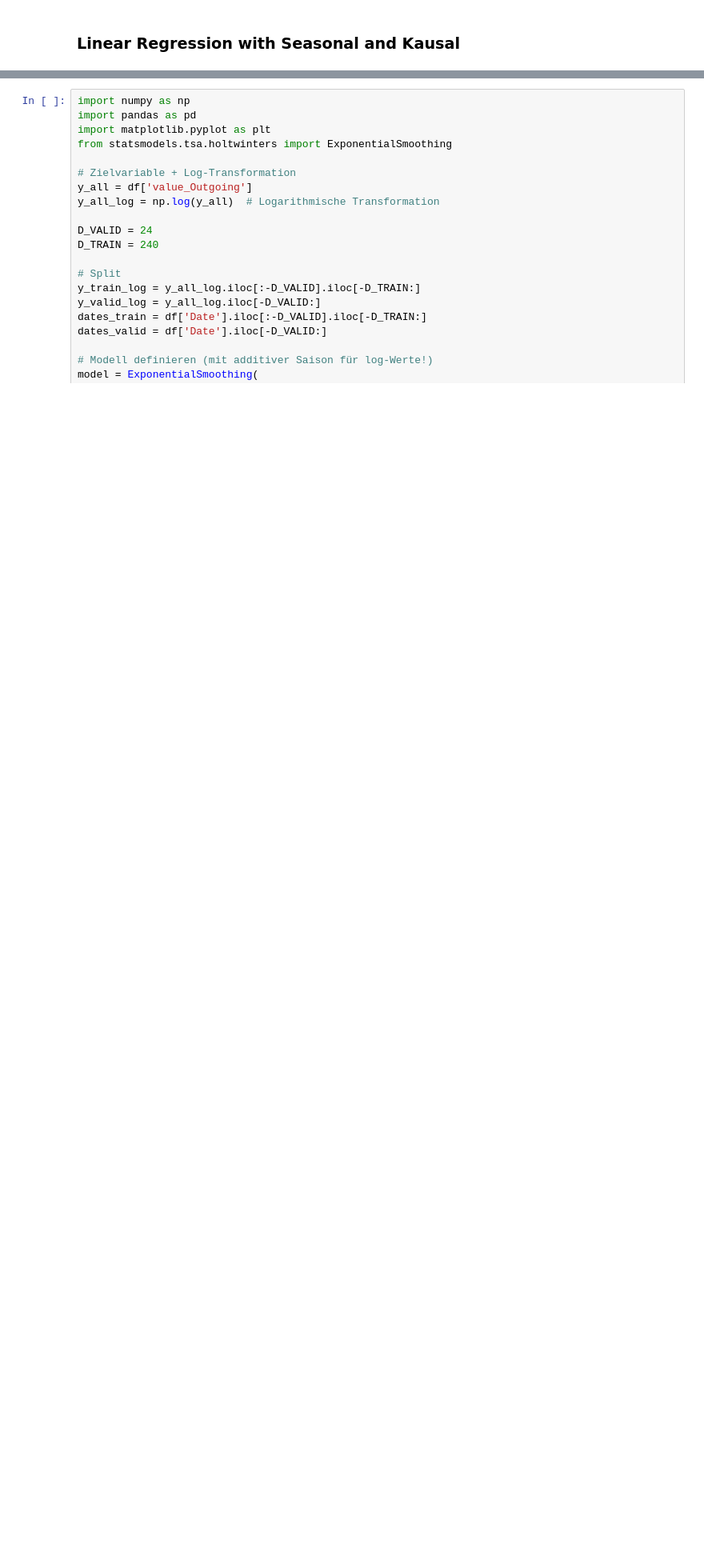
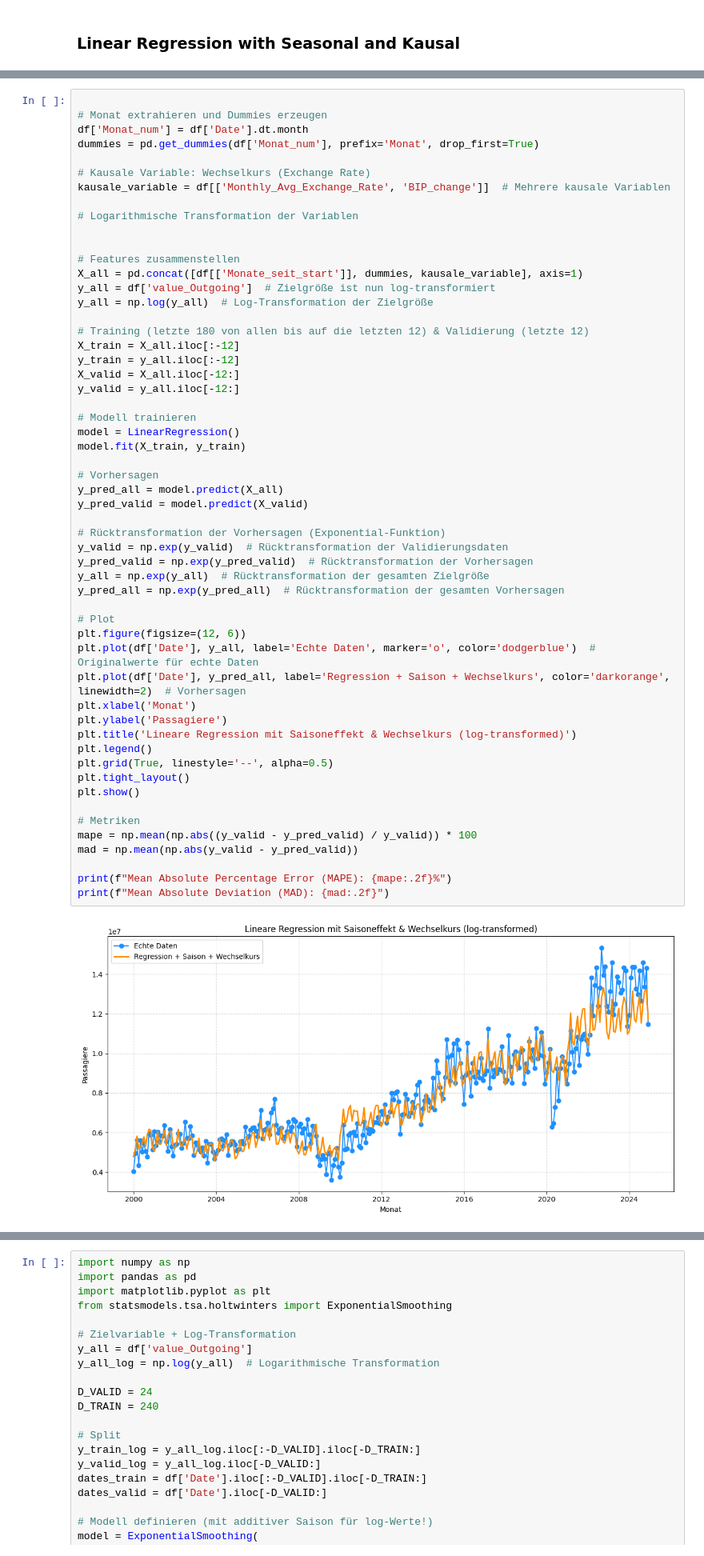
Before and after one commit to eliaspfe/BI_Vorlesung, a Jupyter notebook: Forecasting_Exports.ipynb, the cells around one changed output, grey strips where cells are left out. Shown at 80% size. Cells and saved outputs as stored; diff of their text form; blank space fills up the shorter version.

```diff
--- a/Forecasting_Exports.ipynb
+++ b/Forecasting_Exports.ipynb
@@ -357,0 +290,57 @@ Mean Absolute Deviation (MAD): 570956.44
+# %%
+
+# Monat extrahieren und Dummies erzeugen
+df['Monat_num'] = df['Date'].dt.month
+dummies = pd.get_dummies(df['Monat_num'], prefix='Monat', drop_first=True)
+
+# Kausale Variable: Wechselkurs (Exchange Rate)
+kausale_variable = df[['Monthly_Avg_Exchange_Rate', 'BIP_change']]  # Mehrere kausale Variablen
+
+# Logarithmische Transformation der Variablen
+
+
+# Features zusammenstellen
+X_all = pd.concat([df[['Monate_seit_start']], dummies, kausale_variable], axis=1)
+y_all = df['value_Outgoing']  # Zielgröße ist nun log-transformiert
+y_all = np.log(y_all)  # Log-Transformation der Zielgröße
+
+# Training (letzte 180 von allen bis auf die letzten 12) & Validierung (letzte 12)
+X_train = X_all.iloc[:-12]
+y_train = y_all.iloc[:-12]
+X_valid = X_all.iloc[-12:]
+y_valid = y_all.iloc[-12:]
+
+# Modell trainieren
+model = LinearRegression()
+model.fit(X_train, y_train)
+
+# Vorhersagen
+y_pred_all = model.predict(X_all)
+y_pred_valid = model.predict(X_valid)
+
+# Rücktransformation der Vorhersagen (Exponential-Funktion)
+y_valid = np.exp(y_valid)  # Rücktransformation der Validierungsdaten
+y_pred_valid = np.exp(y_pred_valid)  # Rücktransformation der Vorhersagen
+y_all = np.exp(y_all)  # Rücktransformation der gesamten Zielgröße
+y_pred_all = np.exp(y_pred_all)  # Rücktransformation der gesamten Vorhersagen
+
+# Plot
+plt.figure(figsize=(12, 6))
+plt.plot(df['Date'], y_all, label='Echte Daten', marker='o', color='dodgerblue')  # Originalwerte für echte Daten
+plt.plot(df['Date'], y_pred_all, label='Regression + Saison + Wechselkurs', color='darkorange', linewidth=2)  # Vorhersagen
+plt.xlabel('Monat')
+plt.ylabel('Passagiere')
+plt.title('Lineare Regression mit Saisoneffekt & Wechselkurs (log-transformed)')
+plt.legend()
+plt.grid(True, linestyle='--', alpha=0.5)
+plt.tight_layout()
+plt.show()
+
+# Metriken
+mape = np.mean(np.abs((y_valid - y_pred_valid) / y_valid)) * 100
+mad = np.mean(np.abs(y_valid - y_pred_valid))
+
+print(f"Mean Absolute Percentage Error (MAPE): {mape:.2f}%")
+print(f"Mean Absolute Deviation (MAD): {mad:.2f}")
+# %% [output]
+[figure, added]
```
Also changed, not shown: parts of 10 cells of this notebook.
